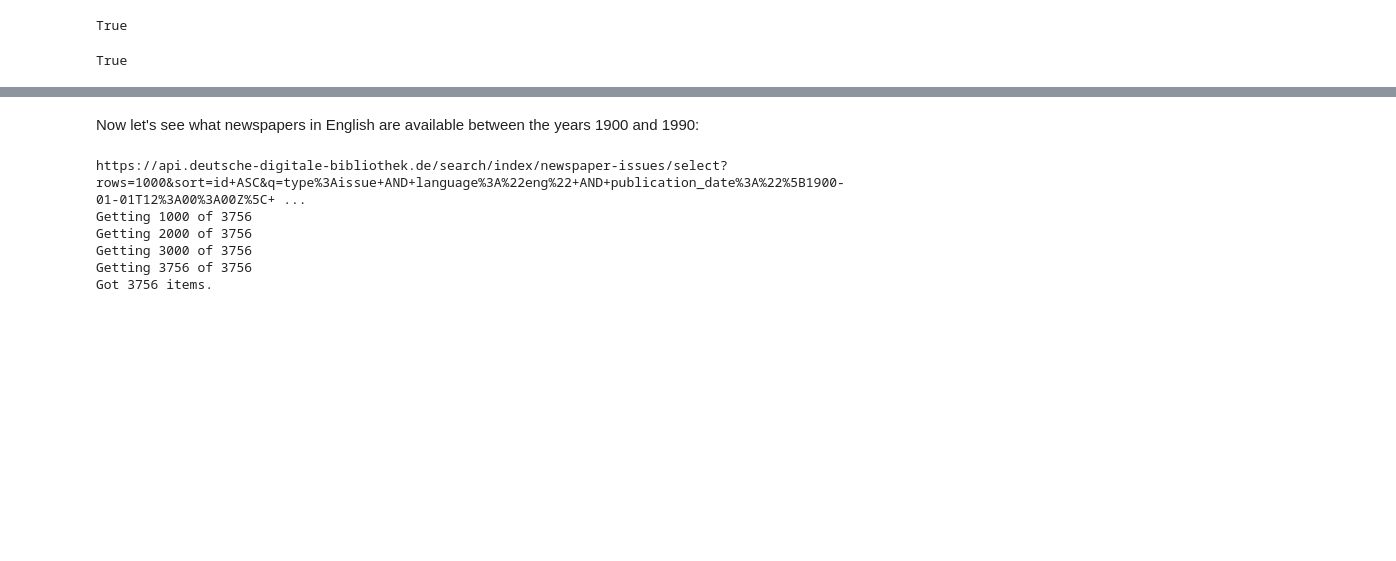
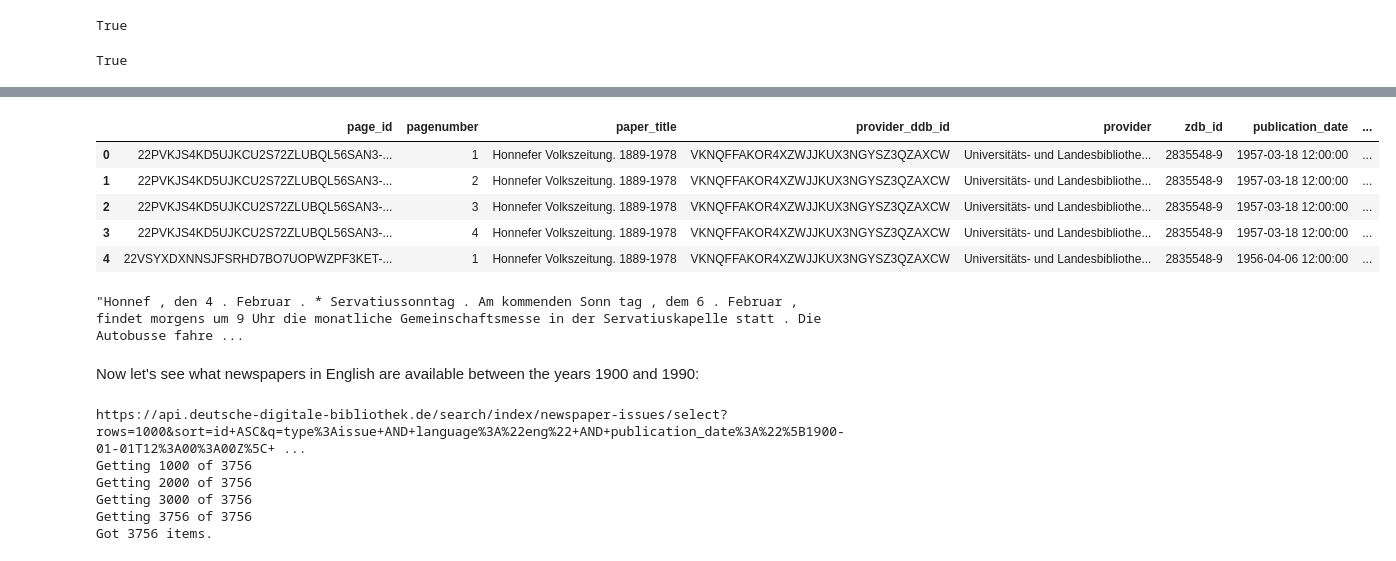
Before and after one commit to HERMES-DKZ/data_challenges_data_carpentries, a Jupyter notebook: data_challenges/zeitungsportal_exploration.ipynb, the cells around one changed output, grey strips where cells are left out. Saved outputs shown, nothing was run; the diff lists cells and outputs as text; code cells hidden in the pictures; blank space fills up the shorter version.

Commit message:
search for the full text of all papers in a certain time added

```diff
--- a/data_challenges/zeitungsportal_exploration.ipynb
+++ b/data_challenges/zeitungsportal_exploration.ipynb
@@ -177,0 +180,3 @@ True
+# %%
+df_3= zp_pages(publication_date='[1955-01-01T12:00:00Z TO 1960-12-31T12:00:00Z]',
+               zdb_id='2835548-9', language='ger')
@@ -178,3 +216,16 @@ True
+# %%
+df_3.head()
+# %% [output]
+|  | page_id | pagenumber | paper_title | provider_ddb_id | provider | zdb_id | publication_date | ... |
+| 0 | 22PVKJS4KD5UJKCU2S72ZLUBQL56SAN3-... | 1 | Honnefer Volkszeitung. 1889-1978 | VKNQFFAKOR4XZWJJKUX3NGYSZ3QZAXCW | Universitäts- und Landesbibliothe... | 2835548-9 | 1957-03-18 12:00:00 | ... |
+| 1 | 22PVKJS4KD5UJKCU2S72ZLUBQL56SAN3-... | 2 | Honnefer Volkszeitung. 1889-1978 | VKNQFFAKOR4XZWJJKUX3NGYSZ3QZAXCW | Universitäts- und Landesbibliothe... | 2835548-9 | 1957-03-18 12:00:00 | ... |
+| 2 | 22PVKJS4KD5UJKCU2S72ZLUBQL56SAN3-... | 3 | Honnefer Volkszeitung. 1889-1978 | VKNQFFAKOR4XZWJJKUX3NGYSZ3QZAXCW | Universitäts- und Landesbibliothe... | 2835548-9 | 1957-03-18 12:00:00 | ... |
+| 3 | 22PVKJS4KD5UJKCU2S72ZLUBQL56SAN3-... | 4 | Honnefer Volkszeitung. 1889-1978 | VKNQFFAKOR4XZWJJKUX3NGYSZ3QZAXCW | Universitäts- und Landesbibliothe... | 2835548-9 | 1957-03-18 12:00:00 | ... |
+| 4 | 22VSYXDXNNSJFSRHD7BO7UOPWZPF3KET-... | 1 | Honnefer Volkszeitung. 1889-1978 | VKNQFFAKOR4XZWJJKUX3NGYSZ3QZAXCW | Universitäts- und Landesbibliothe... | 2835548-9 | 1956-04-06 12:00:00 | ... |
+# %%
+df_3.iloc[10,13]
+# %% [output]
+"Honnef , den 4 . Februar . * Servatiussonntag . Am kommenden Sonn tag , dem 6 . Februar , findet morgens um 9 Uhr die monatliche Gemeinschaftsmesse in der Servatiuskapelle statt . Die Autobusse fahre ...
 # %% [markdown]
 Now let's see what newspapers in English are available between the years 1900 and 1990:
 # %%
```
Also changed, not shown: parts of 3 cells of this notebook.
